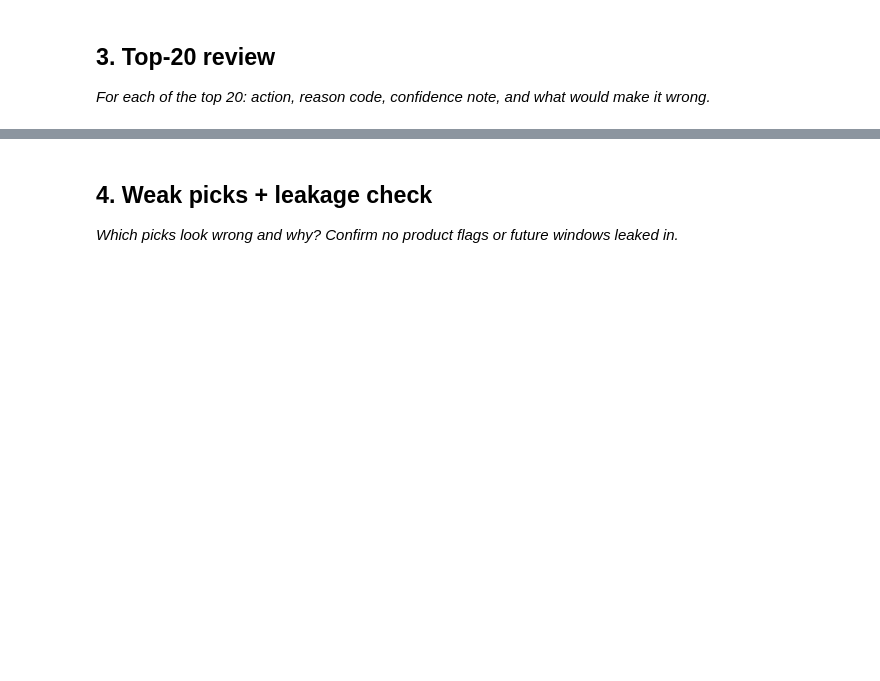
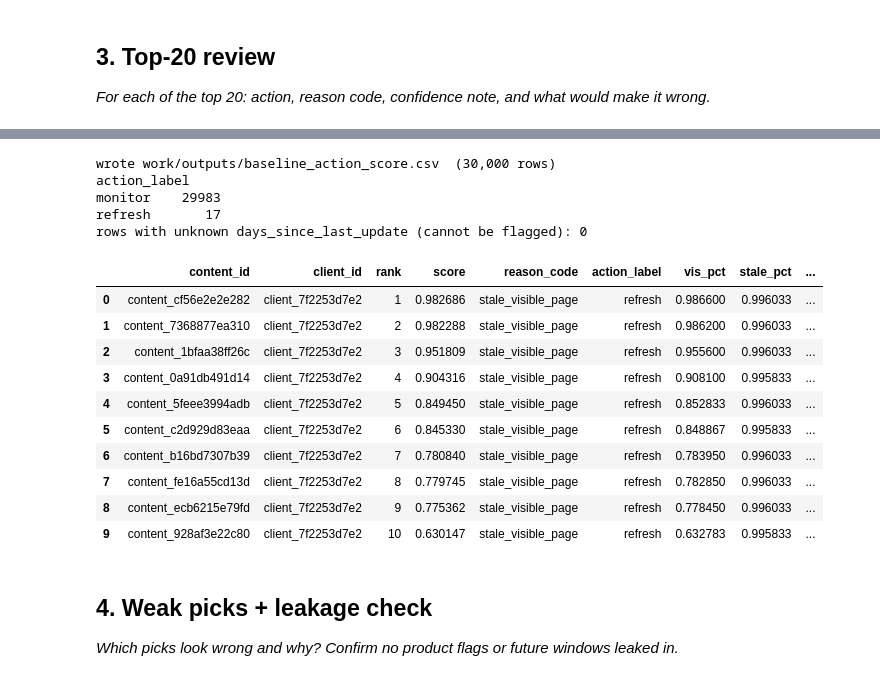
Before and after one commit to fkashaf19-afk/ml-internship, a Jupyter notebook: work/notebooks/w04_baseline_score.ipynb, the cells around one changed output, grey strips where cells are left out. Saved outputs shown, nothing was run; the diff lists cells and outputs as text; code cells hidden in the pictures; blank space fills up the shorter version.

```diff
--- a/work/notebooks/w04_baseline_score.ipynb
+++ b/work/notebooks/w04_baseline_score.ipynb
@@ -30,3 +282,59 @@ This skeleton is yours to fill. Work the sections **in order** — each one has
+# %%
+STALE_DAYS = 180
+MIN_IMPR = 500
+
+SCORE_INPUTS = ["impressions_90d", "days_since_last_update"]
+FORBIDDEN = {"trend_direction", "trend_pct", "is_declining_label", "y_audit", "content_id", "client_id"}
+assert not FORBIDDEN & set(SCORE_INPUTS), "a label-derived or ID column leaked into the score"
+
+vis_pct = np.log1p(df["impressions_90d"]).rank(pct=True)
+stale_pct = df["days_since_last_update"].rank(pct=True)
+raw = (vis_pct * stale_pct)
+
+gate = (df["days_since_last_update"] >= STALE_DAYS) & (df["impressions_90d"] >= MIN_IMPR)
+
+q = df.copy()
+q["vis_pct"] = vis_pct
+q["stale_pct"] = stale_pct
+q["_raw"] = raw.fillna(0.0)
+q["score"] = np.where(gate, q["_raw"], 0.0)
+q["reason_code"] = np.where(gate, "stale_visible_page", "no_flag")
+q["action_label"] = np.where(gate, "refresh", "monitor")
+
+q = q.sort_values(["score", "_raw", "content_id"], ascending=[False, False, True]).reset_index(drop=True)
+q["rank"] = np.arange(1, len(q) + 1)
+
+OUT_COLS = [
+    "content_id", "client_id", "rank", "score", "reason_code", "action_label",
+    "vis_pct", "stale_pct", "impressions_90d", "days_since_last_update",
+    "avg_position", "ctr", "word_count",
+]
+OUT_COLS += [c for c in ["content_type"] if c in q.columns]
+
+CSV_PATH = OUT_DIR / "baseline_action_score.csv"
+q[OUT_COLS].to_csv(CSV_PATH, index=False)  # no label column, no trend_* column
+
+print(f"wrote {CSV_PATH.relative_to(ROOT)}  ({len(q):,} rows)")
+print(q["action_label"].value_counts().to_string())
+print(f"rows with unknown days_since_last_update (cannot be flagged): {df['days_since_last_update'].isna().sum():,}")
+display(q[OUT_COLS].head(10))
+# %% [output]
+wrote work/outputs/baseline_action_score.csv  (30,000 rows)
+action_label
+monitor    29983
+refresh       17
+rows with unknown days_since_last_update (cannot be flagged): 0
+|  | content_id | client_id | rank | score | reason_code | action_label | vis_pct | stale_pct | ... |
+| 0 | content_cf56e2e2e282 | client_7f2253d7e2 | 1 | 0.982686 | stale_visible_page | refresh | 0.986600 | 0.996033 | ... |
+| 1 | content_7368877ea310 | client_7f2253d7e2 | 2 | 0.982288 | stale_visible_page | refresh | 0.986200 | 0.996033 | ... |
+| 2 | content_1bfaa38ff26c | client_7f2253d7e2 | 3 | 0.951809 | stale_visible_page | refresh | 0.955600 | 0.996033 | ... |
+| 3 | content_0a91db491d14 | client_7f2253d7e2 | 4 | 0.904316 | stale_visible_page | refresh | 0.908100 | 0.995833 | ... |
+| 4 | content_5feee3994adb | client_7f2253d7e2 | 5 | 0.849450 | stale_visible_page | refresh | 0.852833 | 0.996033 | ... |
+| 5 | content_c2d929d83eaa | client_7f2253d7e2 | 6 | 0.845330 | stale_visible_page | refresh | 0.848867 | 0.995833 | ... |
+| 6 | content_b16bd7307b39 | client_7f2253d7e2 | 7 | 0.780840 | stale_visible_page | refresh | 0.783950 | 0.996033 | ... |
+| 7 | content_fe16a55cd13d | client_7f2253d7e2 | 8 | 0.779745 | stale_visible_page | refresh | 0.782850 | 0.996033 | ... |
+| 8 | content_ecb6215e79fd | client_7f2253d7e2 | 9 | 0.775362 | stale_visible_page | refresh | 0.778450 | 0.996033 | ... |
+| 9 | content_928af3e22c80 | client_7f2253d7e2 | 10 | 0.630147 | stale_visible_page | refresh | 0.632783 | 0.995833 | ... |
 # %% [markdown]
 ## 4. Weak picks + leakage check
 
```
Also changed, not shown: parts of 12 cells of this notebook.
